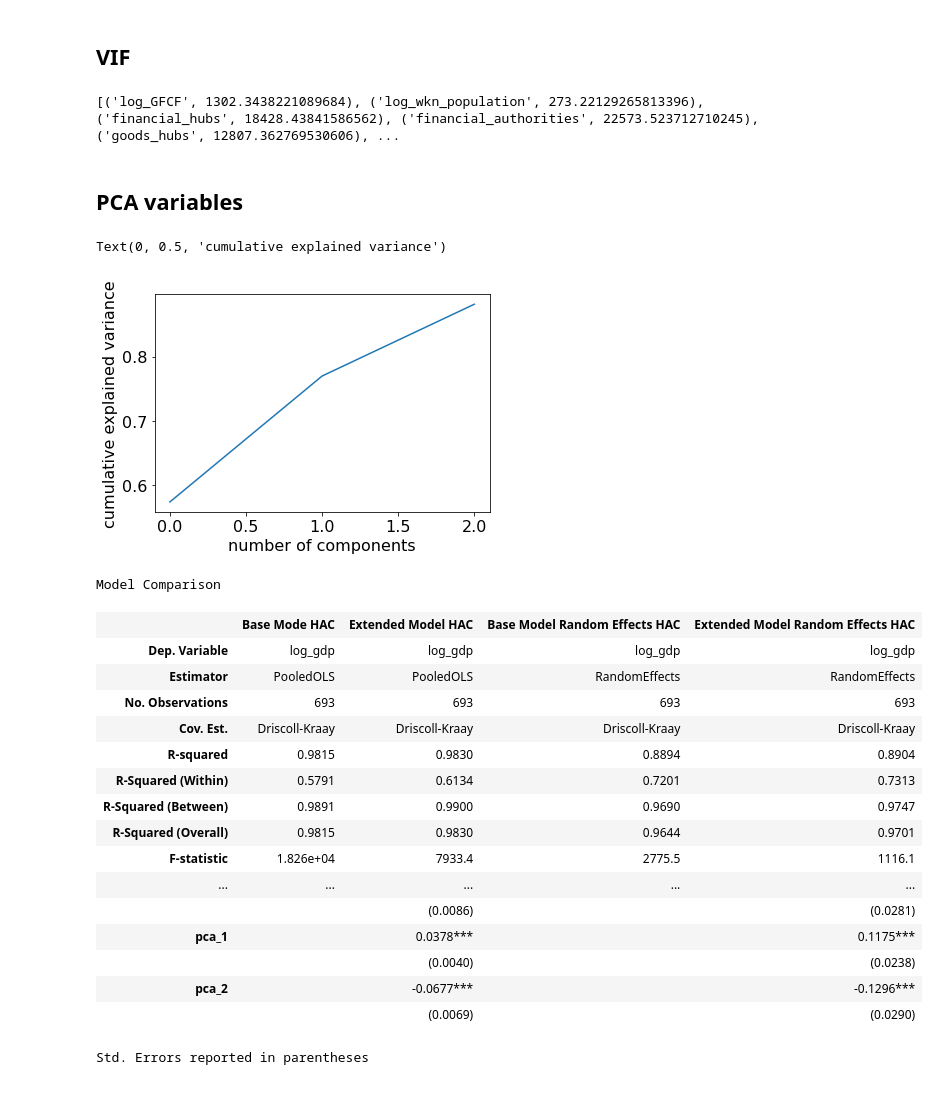
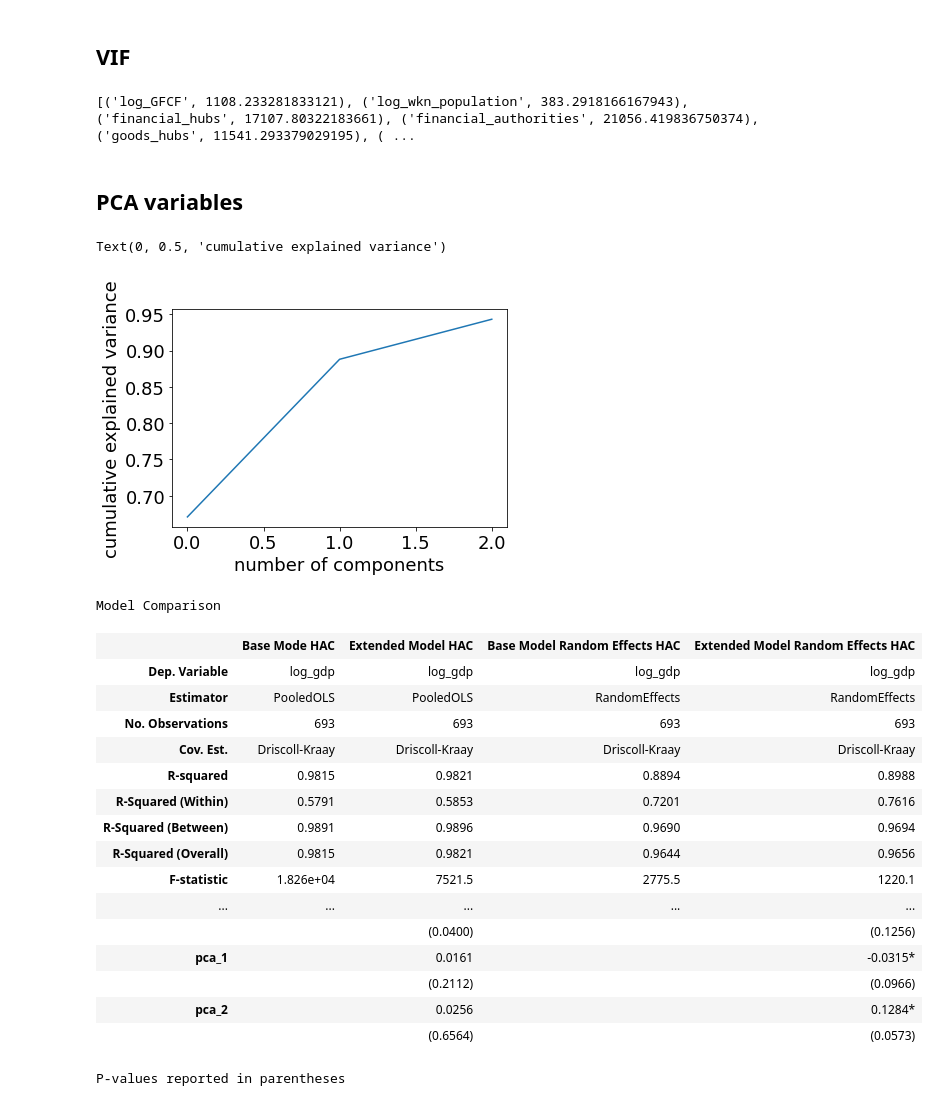
Before and after one commit to jaimeoliver1/social_capital_in_trade_networks, a Jupyter notebook: notebooks/01_01_linear_models_social_capital.ipynb, the cells around one changed output. Saved outputs shown, nothing was run; the diff lists cells and outputs as text; code cells hidden in the pictures.

```diff
--- a/notebooks/01_01_linear_models_social_capital.ipynb
+++ b/notebooks/01_01_linear_models_social_capital.ipynb
@@ -5,7 +5,7 @@
 try:
     output_filepath
 except:
-    output_filepath = 's3://workspaces-clarity-mgmt-pro/jaime.oliver/misc/social_capital/data/processed_2/'
+    output_filepath = 's3://workspaces-clarity-mgmt-pro/jaime.oliver/misc/social_capital/data/processed_3/'
 # %%
 import os
 from pathlib import Path
@@ -33,7 +33,7 @@ plt.rcParams.update({'font.size': 22})
 plt.rcParams['savefig.facecolor']='white'
 # %%
 reduced_terms_list, df_model = data_loader(output_filepath)
-df_model = df_model[df_model.year.between(1990, 2016)]
+df_model = df_model[df_model.year.between(1993, 2016)]
 # %%
 corr_cols = ['log_output', 'log_gdp', 'gini', 'log_GFCF', 'log_wkn_population'] + reduced_terms_list
 
@@ -279,7 +285,7 @@ vif = [variance_inflation_factor(df_model[['log_GFCF', 'log_wkn_population'] + r
 
 print(list(zip(['log_GFCF', 'log_wkn_population'] + reduced_terms_list, vif)))
 # %% [output]
-[('log_GFCF', 1302.3438221089684), ('log_wkn_population', 273.22129265813396), ('financial_hubs', 18428.43841586562), ('financial_authorities', 22573.523712710245), ('goods_hubs', 12807.362769530606), ...
+[('log_GFCF', 1108.233281833121), ('log_wkn_population', 383.2918166167943), ('financial_hubs', 17107.80322183661), ('financial_authorities', 21056.419836750374), ('goods_hubs', 11541.293379029195), ( ...
 # %% [markdown]
 ## PCA variables
 # %%
@@ -307,7 +313,7 @@ plt.xlabel('number of components')
 plt.ylabel('cumulative explained variance')
 # %% [output]
 Text(0, 0.5, 'cumulative explained variance')
-[figure, old version]
+[figure, new version]
 # %%
 df_index = df_model.set_index(['country', 'year'])
 pca_terms = [f'pca_{i}' for i in range(n)]
@@ -357,45 +363,45 @@ ab_model = PanelLaggedDep(endog = df_index['log_gdp'],
                        iv_max_lags=1,
                        lags=1,
                        add_intercept=True,
                        entity_effects=False,
                        weight_type='kernel')
 
 ab_model = ab_model.fit()
 
 model_dict = {#'Base Model':base_model,
               'Base Mode HAC':base_model_hac,
               #'Extended Model':extended_model,
               'Extended Model HAC':extended_model_hac,
               #'Base Model Random Effects':base_model_re,
               'Base Model Random Effects HAC':base_model_re_hac,
               #'Base Model Fixed Effects':base_model_fe,
               #'Base Model Fixed Effects HAC':base_model_fe_hac,
               #'Extended Model Random Effects':extended_model_re,
               'Extended Model Random Effects HAC':extended_model_re_hac,
               #'Extended Model Fixed Effects':extended_model_fe,
               #'Extended Model Fixed Effects HAC':extended_model_fe_hac,
              }
-c = compare(model_dict, precision='std_errors', stars=True, )
+c = compare(model_dict, precision='pvalues', stars=True, )
 #print(c.summary.as_latex())
 c.summary
 # %% [output]
 Model Comparison
 |  | Base Mode HAC | Extended Model HAC | Base Model Random Effects HAC | Extended Model Random Effects HAC |
 | Dep. Variable | log_gdp | log_gdp | log_gdp | log_gdp |
 | Estimator | PooledOLS | PooledOLS | RandomEffects | RandomEffects |
 | No. Observations | 693 | 693 | 693 | 693 |
 | Cov. Est. | Driscoll-Kraay | Driscoll-Kraay | Driscoll-Kraay | Driscoll-Kraay |
-| R-squared | 0.9815 | 0.9830 | 0.8894 | 0.8904 |
-| R-Squared (Within) | 0.5791 | 0.6134 | 0.7201 | 0.7313 |
-| R-Squared (Between) | 0.9891 | 0.9900 | 0.9690 | 0.9747 |
-| R-Squared (Overall) | 0.9815 | 0.9830 | 0.9644 | 0.9701 |
-| F-statistic | 1.826e+04 | 7933.4 | 2775.5 | 1116.1 |
+| R-squared | 0.9815 | 0.9821 | 0.8894 | 0.8988 |
+| R-Squared (Within) | 0.5791 | 0.5853 | 0.7201 | 0.7616 |
+| R-Squared (Between) | 0.9891 | 0.9896 | 0.9690 | 0.9694 |
+| R-Squared (Overall) | 0.9815 | 0.9821 | 0.9644 | 0.9656 |
+| F-statistic | 1.826e+04 | 7521.5 | 2775.5 | 1220.1 |
 | ... | ... | ... | ... | ... |
-|  |  | (0.0086) |  | (0.0281) |
-| pca_1 |  | 0.0378*** |  | 0.1175*** |
-|  |  | (0.0040) |  | (0.0238) |
-| pca_2 |  | -0.0677*** |  | -0.1296*** |
-|  |  | (0.0069) |  | (0.0290) |
+|  |  | (0.0400) |  | (0.1256) |
+| pca_1 |  | 0.0161 |  | -0.0315* |
+|  |  | (0.2112) |  | (0.0966) |
+| pca_2 |  | 0.0256 |  | 0.1284* |
+|  |  | (0.6564) |  | (0.0573) |
-Std. Errors reported in parentheses
+P-values reported in parentheses
 # %%
 df_radar = pd.DataFrame(pipe['reduce_dims'].components_, columns = reduced_terms_list)
```
Also changed, not shown: parts of 7 cells of this notebook, 11 other files.
